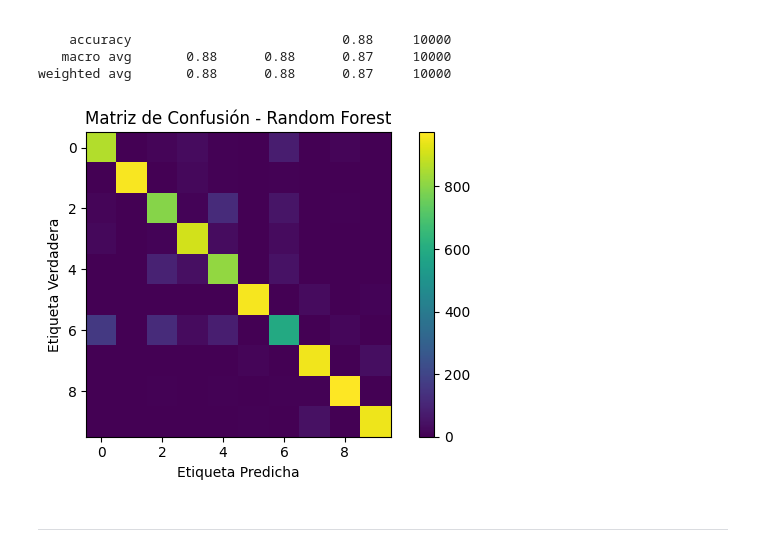
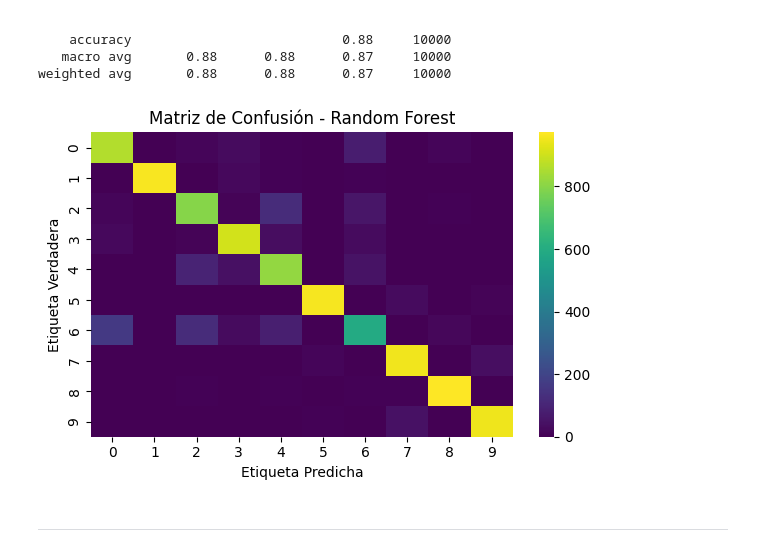
Before and after one commit to EstebanGomezVal/Proyecto1_ML, a Jupyter notebook: Lab_2.ipynb, the cells around one changed output. Drawn from its saved outputs; the diff is of its cells as text; code cells hidden in the pictures.

```diff
--- a/Lab_2.ipynb
+++ b/Lab_2.ipynb
@@ -204,5 +198,5 @@ rfc.fit(X_train_scaled, y_train)
 # %% [output]
 RandomForestClassifier(criterion='entropy', random_state=19)
 # %%
-y_pred = rfc.predict(X_test_scaled)
+y_pred_rf = rfc.predict(X_test_scaled)
 # %%
@@ -230,18 +224,17 @@ Reporte de Random Forest:
    macro avg       0.88      0.88      0.87     10000
 weighted avg       0.88      0.88      0.87     10000
 # %%
-confusion_mtx_rfc = confusion_matrix(y_test, y_pred)
+confusion_mtx_rfc = confusion_matrix(y_test, y_pred_rf)
 
 plt.figure(figsize=(6, 4))
-plt.imshow(confusion_mtx_rfc)
+sns.heatmap(confusion_mtx_rfc, cmap='viridis')
 plt.title('Matriz de Confusión - Random Forest')
 plt.xlabel('Etiqueta Predicha')
 plt.ylabel('Etiqueta Verdadera')
-plt.colorbar()
 plt.tight_layout()
 plt.show()
 # %% [output]
-[figure, old version]
+[figure, new version]
 # %% [markdown]
 ___
 # %% [markdown]
```
Also changed, not shown: parts of 27 cells of this notebook.
